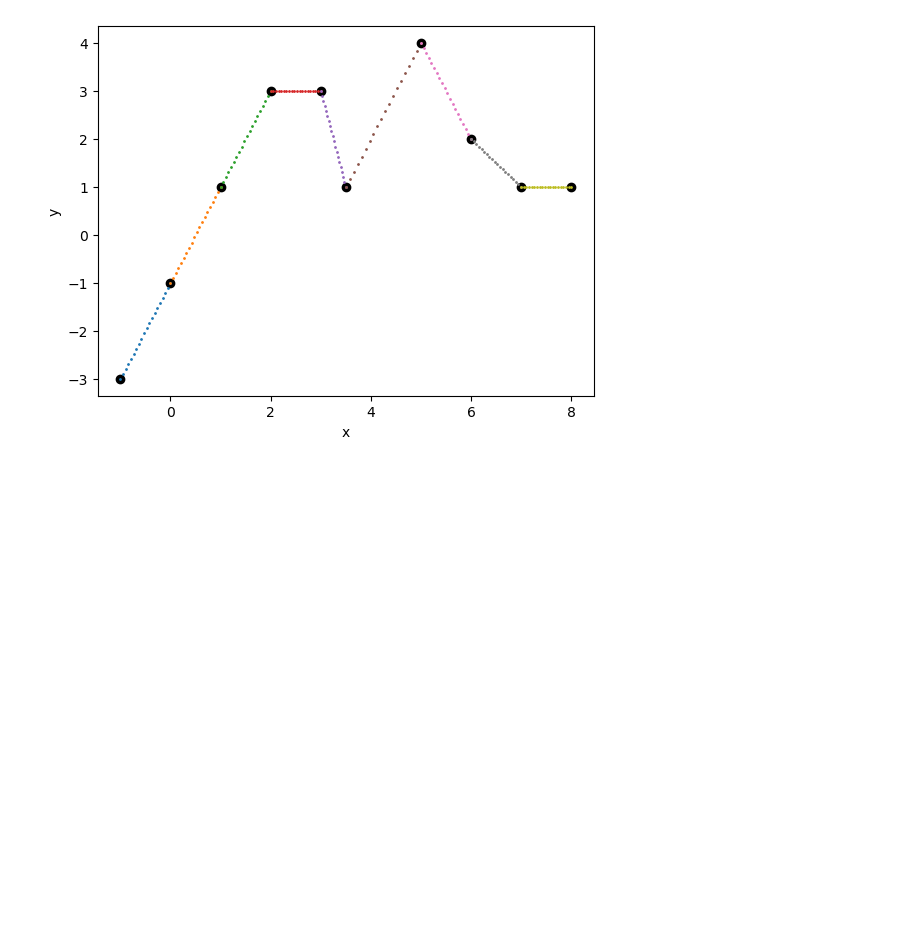
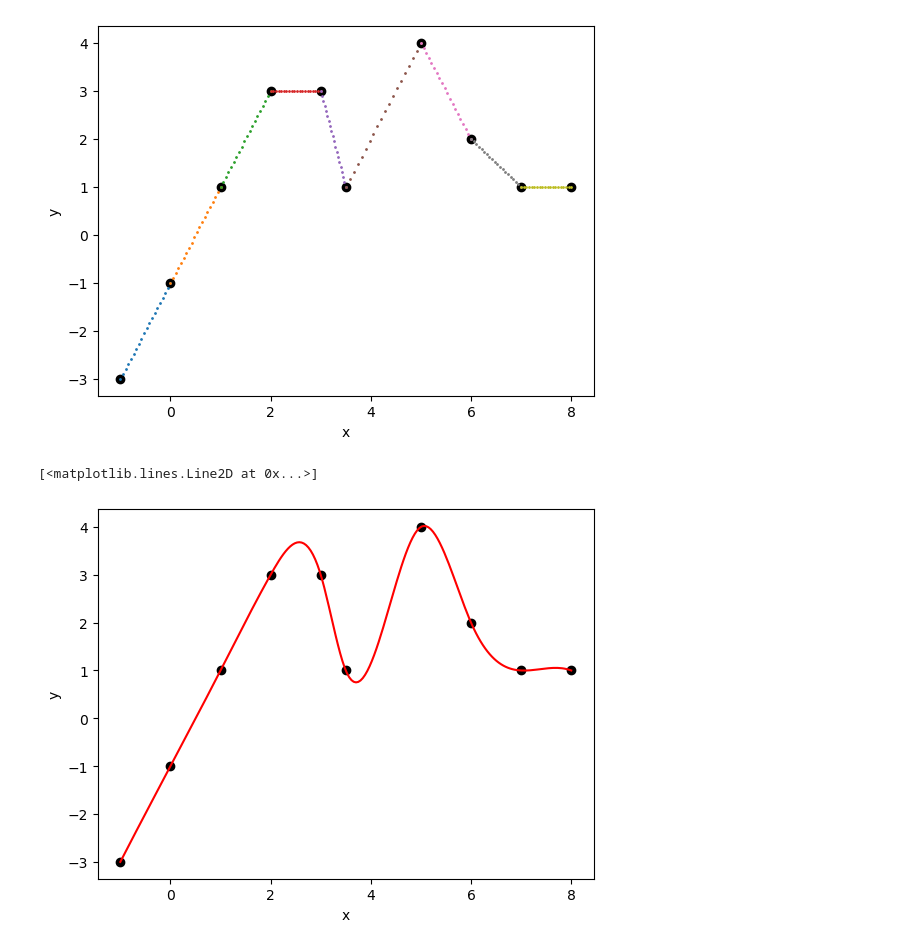
Before and after one commit to Clambert-OU/astr5900, a Jupyter notebook: hw1/hw1_git.ipynb, the cells around one changed output. Cells and saved outputs as stored; diff of their text form; code cells hidden in the pictures; blank space fills up the shorter version.

Commit message:
Cubic spline package

```diff
--- a/hw1/hw1_git.ipynb
+++ b/hw1/hw1_git.ipynb
@@ -50,3 +48,18 @@ Interval 6 is y=-2.0x+14.0
 Interval 7 is y=-1.0x+8.0
 Interval 8 is y=0.0x+1.0
 [figure]
+# %%
+from scipy.interpolate import CubicSpline
+
+plt.scatter(x,y, color='black')
+plt.xlabel('x')
+plt.ylabel('y')
+
+CS = CubicSpline(x, y)
+x_cs = np.linspace(np.min(x), np.max(x), len(x)*res)
+y_cs = CS(x_cs)
+
+plt.plot(x_cs,y_cs, color='red')
+# %% [output]
+[<matplotlib.lines.Line2D at 0x...>]
+[figure, added]
```
Also changed, not shown: parts of 1 cell of this notebook.
